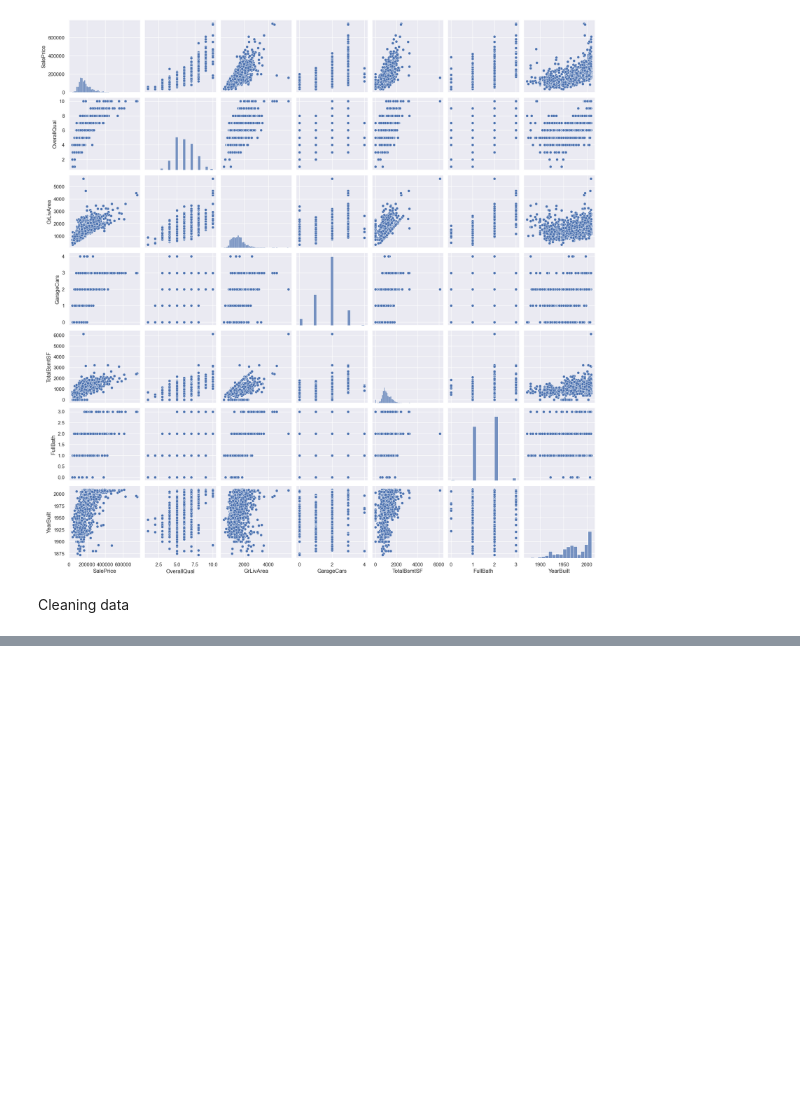
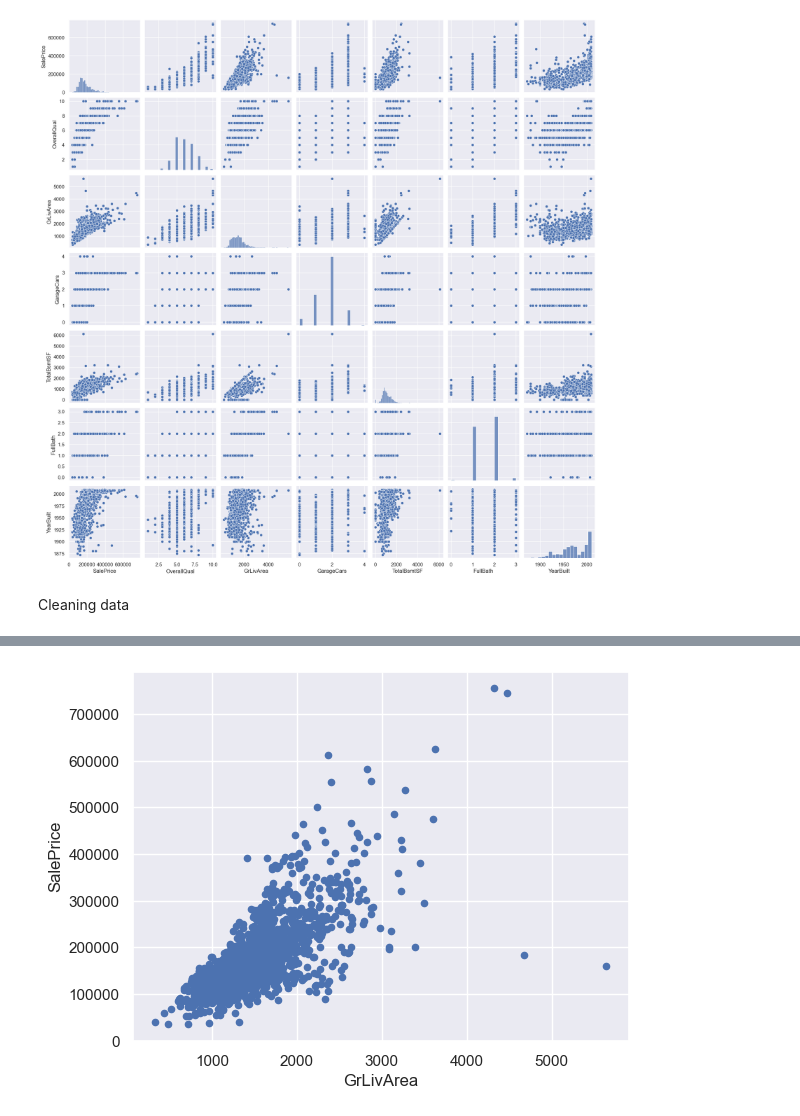
Before and after one commit to WoutervanZeijl/house-prices-advanced-regression-techniques, a Jupyter notebook: Exploration.ipynb, the cells around one changed output, grey strips where cells are left out. Drawn from its saved outputs; the diff is of its cells as text; code cells hidden in the pictures; blank space fills up the shorter version.

```diff
--- a/Exploration.ipynb
+++ b/Exploration.ipynb
@@ -120,0 +171,4 @@ Name: SalePrice, dtype: float64
+# %%
+sale_grliv.plot.scatter(x='GrLivArea', y='SalePrice');
+# %% [output]
+[figure, added]
```
Also changed, not shown: parts of 23 cells of this notebook.
